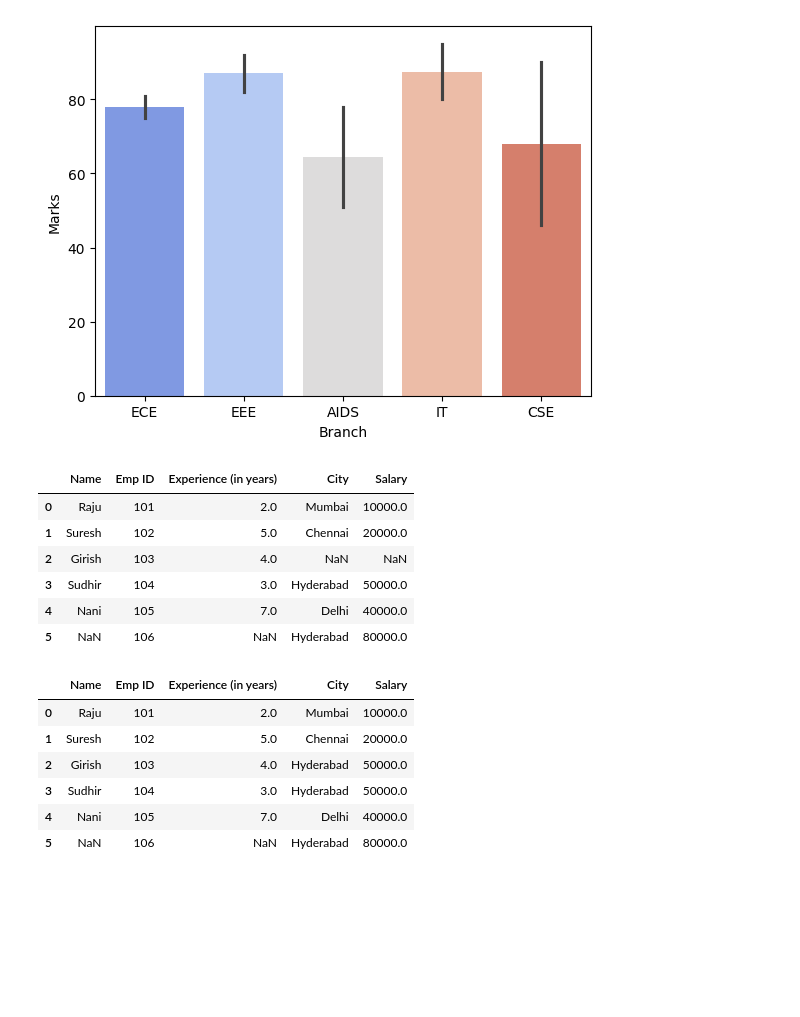
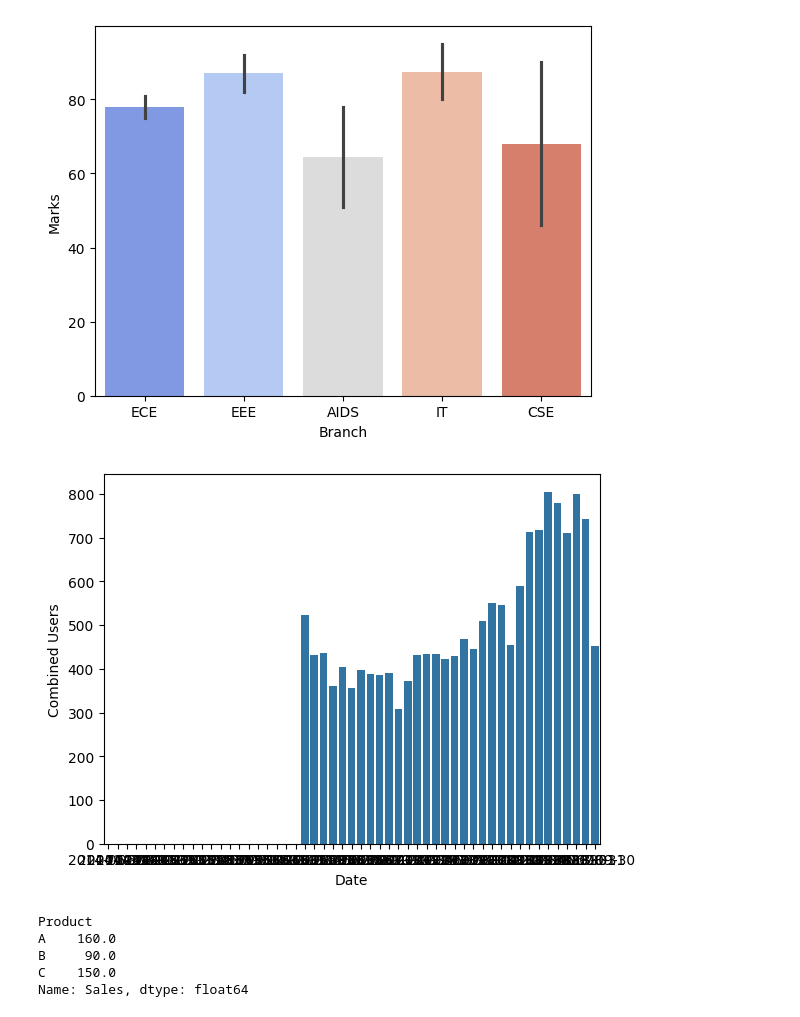
Before and after one commit to tunviii/EDAV, a Jupyter notebook: EDAV.ipynb, the cells around one changed output. Cells and saved outputs as stored; diff of their text form; code cells hidden in the pictures; blank space fills up the shorter version.

```diff
--- a/EDAV.ipynb
+++ b/EDAV.ipynb
@@ -141,6 +141,7 @@ plt.show()
 # %% [output]
 [figure]
 # %%
+#Set 4
 import pandas as pd
 df1=pd.DataFrame({
     'Name':['Raju', 'Suresh', 'Girish', 'Sudhir', 'Nani'],
@@ -153,23 +154,31 @@ df2=pd.DataFrame({
     'Salary':[10000, 20000, 50000, 40000, 80000]
 })
 merged=pd.merge(df1, df2, how='outer')
-merged
-# %% [output]
-|  | Name | Emp ID | Experience (in years) | City | Salary |
-| 0 | Raju | 101 | 2.0 | Mumbai | 10000.0 |
-| 1 | Suresh | 102 | 5.0 | Chennai | 20000.0 |
-| 2 | Girish | 103 | 4.0 | NaN | NaN |
-| 3 | Sudhir | 104 | 3.0 | Hyderabad | 50000.0 |
-| 4 | Nani | 105 | 7.0 | Delhi | 40000.0 |
-| 5 | NaN | 106 | NaN | Hyderabad | 80000.0 |
 # %%
-merged.fillna(method='bfill', inplace=True)
-merged
+pivoted=merged.pivot(index='Emp ID', columns='City', values='Salary')
-# %% [output]
-|  | Name | Emp ID | Experience (in years) | City | Salary |
-| 0 | Raju | 101 | 2.0 | Mumbai | 10000.0 |
-| 1 | Suresh | 102 | 5.0 | Chennai | 20000.0 |
-| 2 | Girish | 103 | 4.0 | Hyderabad | 50000.0 |
-| 3 | Sudhir | 104 | 3.0 | Hyderabad | 50000.0 |
-| 4 | Nani | 105 | 7.0 | Delhi | 40000.0 |
-| 5 | NaN | 106 | NaN | Hyderabad | 80000.0 |
+# %%
+import pandas as pd
+traffic=pd.read_csv("C:/Users/utanv/Downloads/Open_Data_Website_Traffic.csv")
+traffic['Date']=pd.to_datetime(traffic['Date'])
+monthly_traffic=traffic.resample('ME', on='Date').mean()
+monthly_traffic.fillna(method='ffill', inplace=True)
+# %%
+import matplotlib.pyplot as plt
+import seaborn as sns
+sns.barplot(x='Date', y='Combined Users', data=monthly_traffic)
+plt.show()
+# %% [output]
+[figure, added]
+# %%
+#Set 5
+sales_data=pd.read_csv('sales_data.csv')
+sales_data
+grouped=sales_data.groupby(['Product'])
+total_sales=grouped['Sales'].mean()
+total_sales
+# %% [output]
+Product
+A    160.0
+B     90.0
+C    150.0
+Name: Sales, dtype: float64
```
Also changed, not shown: parts of 3 cells of this notebook.
